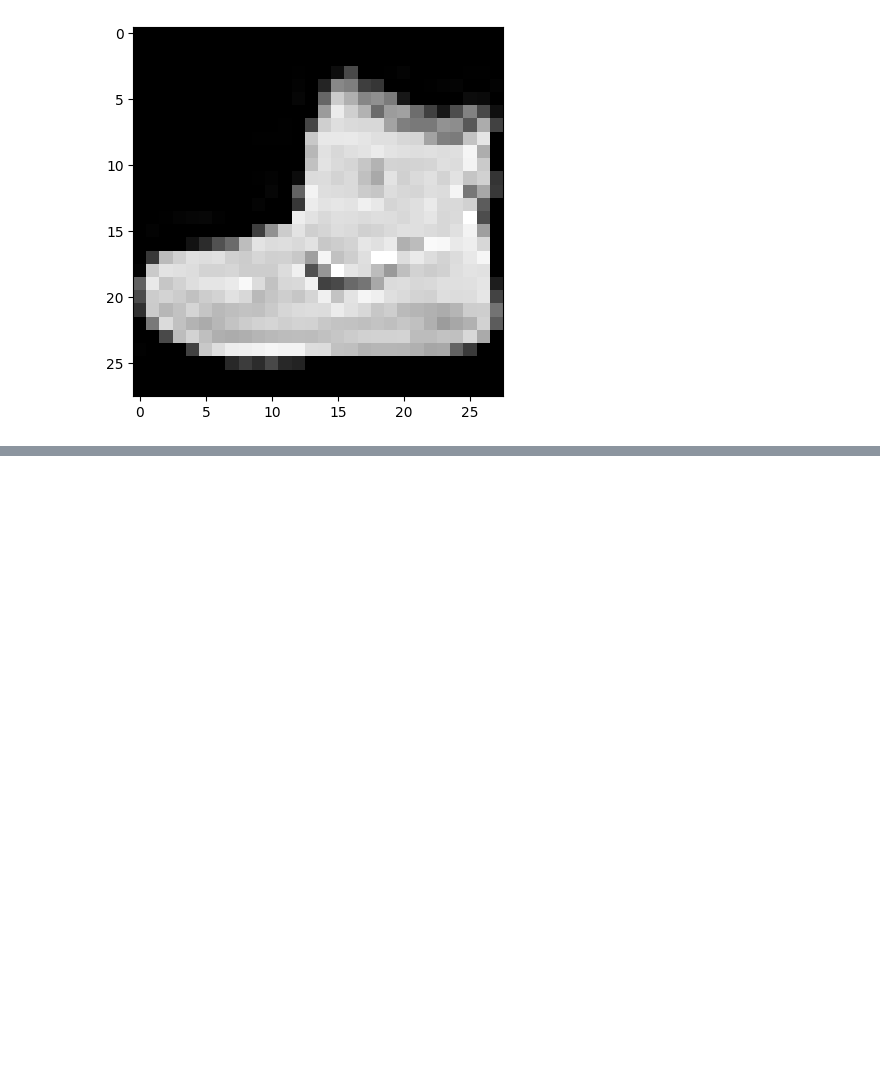
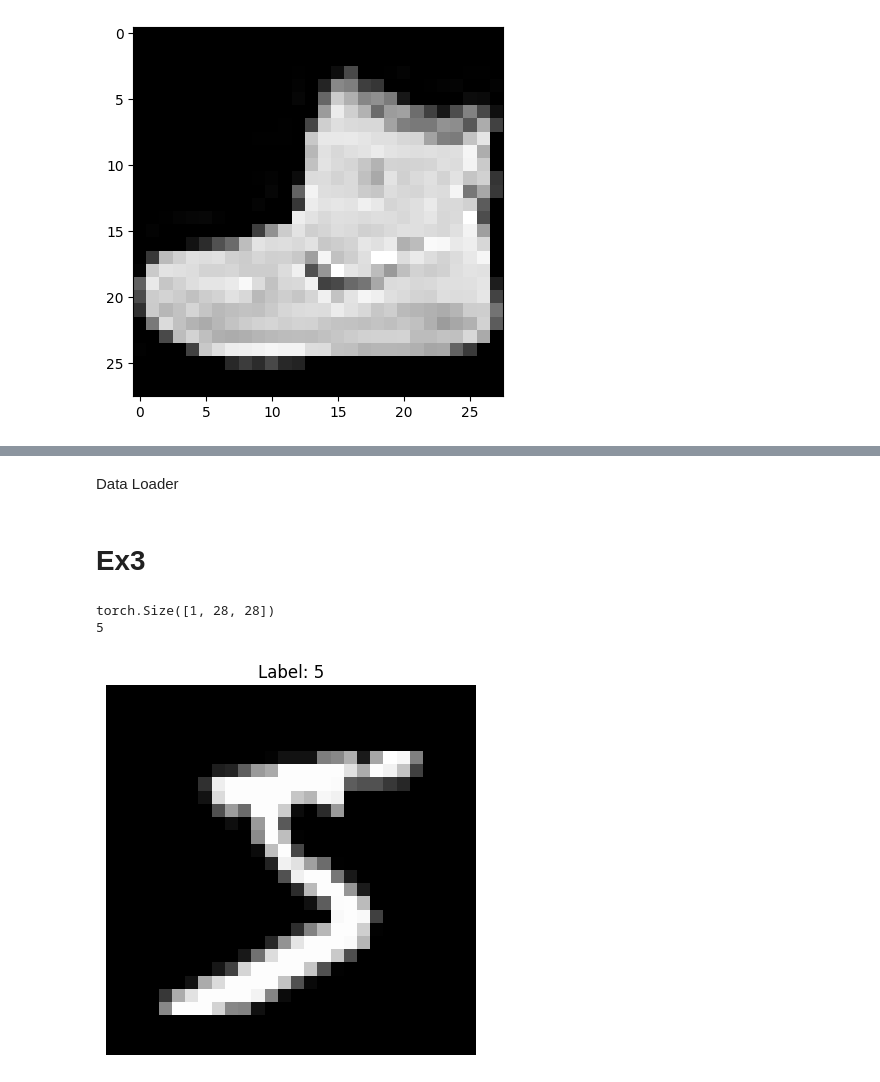
Before and after one commit to trijesh61/Pytorch-Practice, a Jupyter notebook: Training_practice.ipynb, the cells around one changed output, grey strips where cells are left out. Saved outputs shown, nothing was run; the diff lists cells and outputs as text; code cells hidden in the pictures; blank space fills up the shorter version.

```diff
--- a/Training_practice.ipynb
+++ b/Training_practice.ipynb
@@ -177,0 +197,2 @@ plt.imshow(image.squeeze(),cmap="gray")
+# %% [markdown]
+Data Loader
@@ -177,0 +205,9 @@ plt.imshow(image.squeeze(),cmap="gray")
+# %% [markdown]
+# Ex3
+# %%
+train_data = datasets.MNIST(
+    root="Data",
+    train=True,
+    download=True,
+    transform=ToTensor()
+)
@@ -177,0 +221,15 @@ plt.imshow(image.squeeze(),cmap="gray")
+# %%
+image, label = train_data[0]
+
+print(image.shape)   # torch.Size([1, 28, 28])
+print(label)         # 0–9
+# %% [output]
+torch.Size([1, 28, 28])
+5
+# %%
+plt.imshow(image.squeeze(), cmap="gray")
+plt.title(f"Label: {label}")
+plt.axis("off")
+plt.show()
+# %% [output]
+[figure, added]
```
Also changed, not shown: parts of 7 cells of this notebook.
